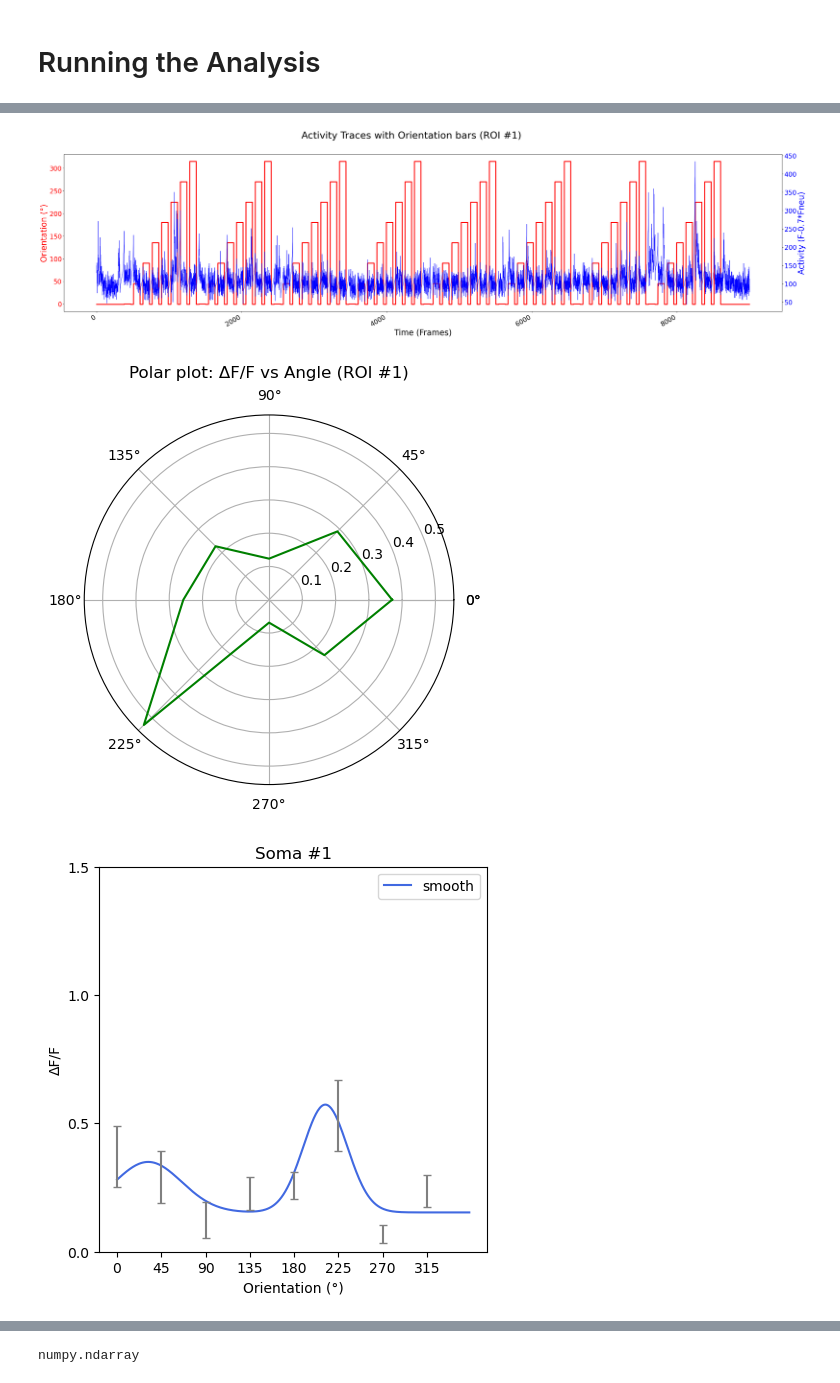
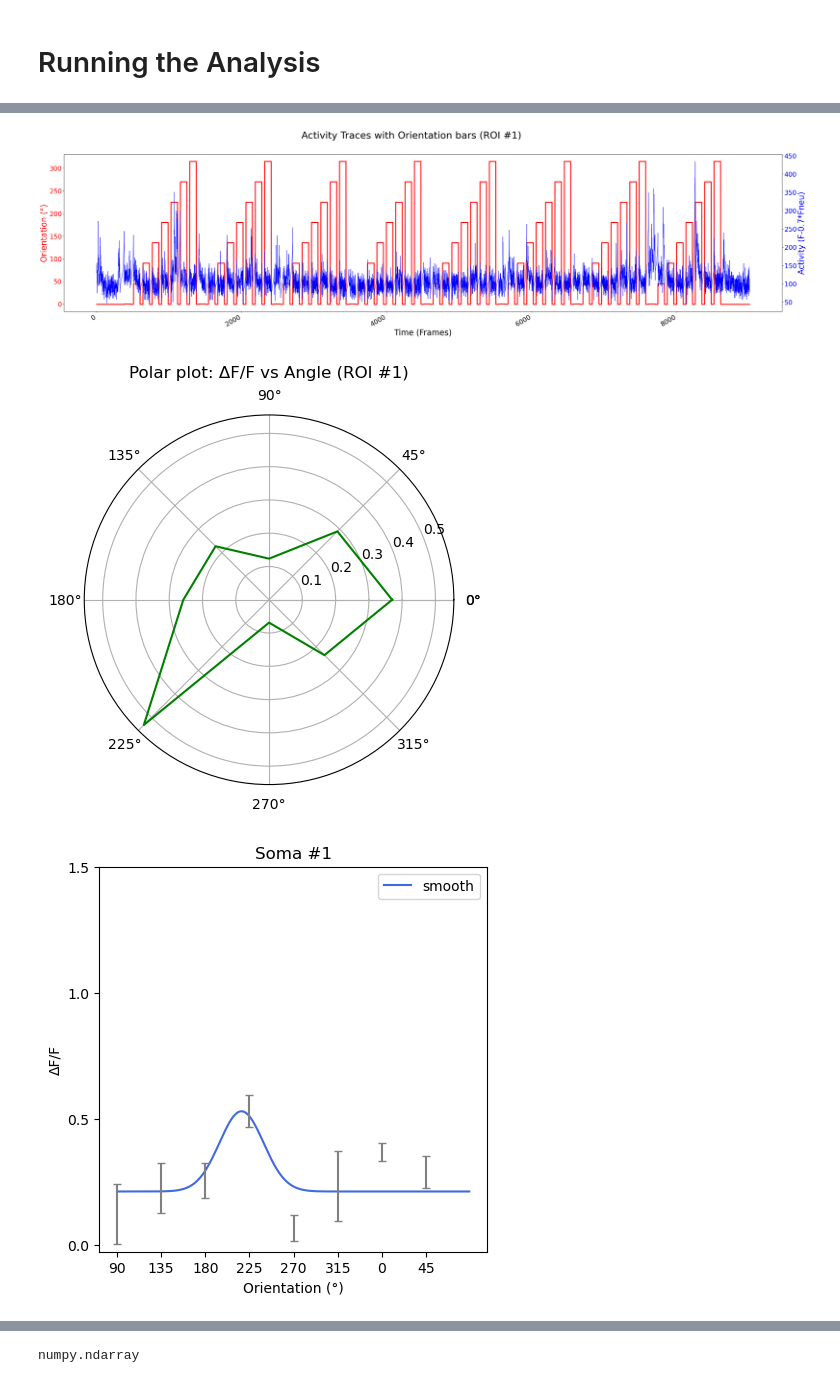
Before and after one commit to saltyhoi/Suite2pAnalysisCode, a Jupyter notebook: Suite2pAnaylsisNofunctionShift.ipynb, the cells around one changed output, grey strips where cells are left out. Saved outputs shown, nothing was run; the diff lists cells and outputs as text; code cells hidden in the pictures.

Commit message:
shift fit and plot

```diff
--- a/Suite2pAnaylsisNofunctionShift.ipynb
+++ b/Suite2pAnaylsisNofunctionShift.ipynb
@@ -13,7 +13,7 @@ import pyabf
 # %%
 # Gaussian function
 def gaussian(x, O_p, R_n, R_p, R_0, sigma, sigma2):
-    y = R_0 + R_p*(np.exp(-((x-O_p)**2)/(2*sigma**2))) + R_n*(np.exp(-((x-(O_p+180)%360)**2)/(2*sigma2**2)))
+    y = R_0 + R_p*(np.exp(-((x-O_p)**2)/(2*sigma**2))) + R_n*(np.exp(-((x-O_p+180)**2)/(2*sigma2**2)))
     return y
 
 def remove_outlier(arr):
@@ -94,6 +94,8 @@ The number of increments is 8
 The angle increment is 45 degree
 # %% [markdown]
 # Running the Analysis
+# %%
+pull_n = 2
 # %%
 activitytrace=True
 resultplot=True
@@ -112,7 +114,7 @@ for i in range(zeroC.shape[0]):
 half_sec = round(rest_sum/zeroC.shape[0])
 # 40 frame = 1 sec
 
-for c in range(4): #cellFneu.shape[0]:
+for c in range(5): #cellFneu.shape[0]:
     # Grab the target cell
     cell = cellFneu[c, :]
     print("\n\n\n\n=============================================================================================================")
@@ -132,8 +134,6 @@ for c in range(4): #cellFneu.shape[0]:
             #angle_rests[angles[orient]] = angle_rests[angles[orient]] + [cell[from_ind+half_sec:to_ind].mean()] #using 0.5 sec (last half) of the grey background
             angle_rests[angles[orient]] = angle_rests[angles[orient]] + [bottom_mean_grey(cell[from_ind:to_ind])] #using the bottom percentile of the grey background
             angle_spike_rests[angles[orient]] = angle_spike_rests[angles[orient]] + [spks[c][from_ind+half_sec:to_ind].mean()]
-
-
 
     # Calculate angle_vals and angle_means
     angle_vals = dict(zip(angles, [[]] * len(angles))) # the # of angles subarrays, each angle subarray has the # of sweeps subarrays
@@ -171,9 +171,12 @@ for c in range(4): #cellFneu.shape[0]:
 
 
     # Prepare data for fitting
-    ydata = np.concatenate([np.concatenate(angle_vals_[angle]) for angle in angles])
-    xdata = np.array([angle for angle in angles for j in range(len(np.concatenate(angle_vals_[angle])))])
-    all_samples = [ydata[np.where(xdata == angle)] for angle in angles]
+    ydata = np.concatenate([np.concatenate(angle_vals_[angle]) for angle in angles[pull_n:]] + [np.concatenate(angle_vals_[angle]) for angle in angles[:pull_n]])
+
+    xdata = np.array([angle for angle in angles[pull_n:] for j in range(len(np.concatenate(angle_vals_[angle])))] + [angle+360 for angle in angles[:pull_n] for j in range(len(np.concatenate(angle_vals_[angle])))])
+
+
+    all_samples = [np.concatenate(angle_vals_[angle]) for angle in angles]
     ymeans = [np.concatenate(angle_vals_[angle]).mean() for angle in angles]
     OS_SE = [np.concatenate(angle_vals_[angle]).std() for angle in angles]
     y_original_means = [np.mean(angle_vals[angle]) for angle in angles]
@@ -233,13 +236,14 @@ for c in range(4): #cellFneu.shape[0]:
 
     # Fit the gaussian function for Activity
     parameters, _ = curve_fit(gaussian, xdata, ydata,
-                              bounds=([0,0,0,-ymax,increment/2,increment/2], [360, top_ub, top_ub, ymax, increment, increment*2]),
+                              bounds=([xdata.min(),0,0,-ymax,increment/2,increment/2],
+                                      [xdata.max()+increment, top_ub, top_ub, ymax, increment, increment]),
                               maxfev=10000, method = 'trf')
     O_p, R_n, R_p, R_0, sigma, sigma2 = parameters
 
     # Fit the gaussian function for Spikes
     yspike_max, yspike_std = max(yspike), np.array(yspike).std()
-    parameters, _ = curve_fit(gaussian, xspike, yspike, bounds=(0, [360, yspike_max*3, yspike_max*3, yspike_max, increment/2, increment]), maxfev=2000)
+    parameters, _ = curve_fit(gaussian, xspike, yspike, bounds=(0, [xdata.max()+increment, yspike_max*3, yspike_max*3, yspike_max, increment/2, increment]), maxfev=2000)
     O_p_s, R_n_s, R_p_s, R_0_s, sigma_s, sigma2_s = parameters
 
     # Fit the gaussian function for Activity without outliers
@@ -336,11 +340,13 @@ for c in range(4): #cellFneu.shape[0]:
         plt.show()
 
         # fit curve with SEM error bars
+        new_angles = np.unique(xdata)
+
         plt.figure(figsize=(5,5))
-        plt.plot(range(xdata.min(), 359, 1), gaussian(range(xdata.min(), 359, 1), O_p, R_n, R_p, R_0, sigma, sigma2), color="royalblue", label="smooth")
-        plt.errorbar(angles, np.array(angle_Smeans), yerr=1.96* np.array(angle_Sstds)/np.sqrt(sweep_number), capsize=3, color="grey", ls='none')
+        plt.plot(range(xdata.min(), xdata.max()+increment, 1), gaussian(range(xdata.min(), xdata.max()+increment, 1), O_p, R_n, R_p, R_0, sigma, sigma2), color="royalblue", label="smooth")
+        plt.errorbar(new_angles, np.array(angle_Smeans[pull_n:] + angle_Smeans[:pull_n]), yerr=1.96* np.array(angle_Sstds)/np.sqrt(sweep_number), capsize=3, color="grey", ls='none')
         plt.legend()
-        plt.xticks(angles)
+        plt.xticks(new_angles, labels=angles[pull_n:] + angles[:pull_n])
         plt.yticks([0, 0.5, 1.0, 1.5])
         plt.xlabel('Orientation (°)')
         plt.ylabel('ΔF/F')
@@ -469,13 +475,13 @@ The Signal-Noise-Ratio (SNR): 0.7153986
 =============================================================================================================
 =============================================================================================================
 
 
 
 
 The Orientation Index (OI): 0.437512
 The Direction Index (DI): 1.5458552
 The Signal-Noise-Ratio (SNR): 0.0
 [figure]
 [figure]
-[figure, old version]
+[figure, new version]
 |  | Preferred Orientation (°) | Response at null orientation | Response at preferred orientation | Base_Response | Tuning width at preferred orienta... | ... |
```
Also changed, not shown: parts of 7 cells of this notebook.
